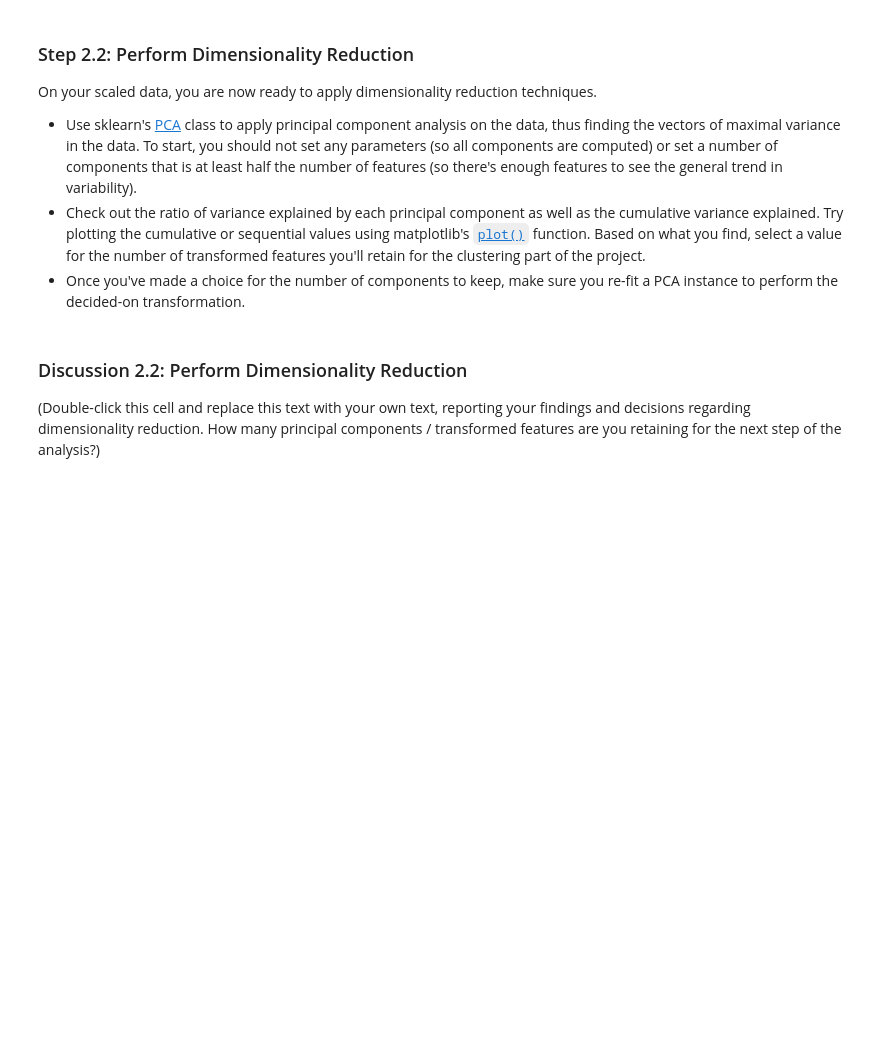
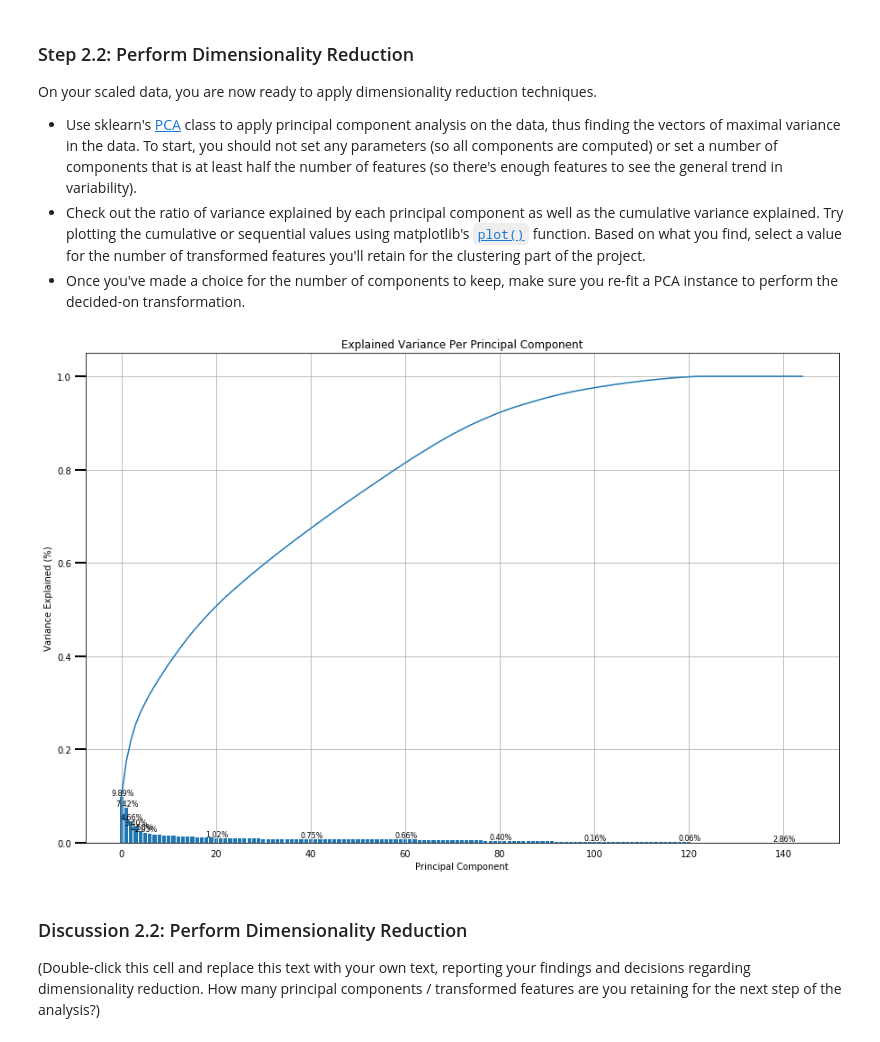
Before and after one commit to ShamezW/Identify_Customer_Segments, a Jupyter notebook: Identify_Customer_Segments.ipynb, the cells around one changed output. Cells and saved outputs as stored; diff of their text form; code cells hidden in the pictures; blank space fills up the shorter version.

```diff
--- a/Identify_Customer_Segments.ipynb
+++ b/Identify_Customer_Segments.ipynb
@@ -481,5 +647,12 @@ Before we apply dimensionality reduction techniques to the data, we need to perf
 # %%
 # If you've not yet cleaned the dataset of all NaN values, then investigate and
 # do that now.
+imputer = Imputer(missing_values='NaN', strategy='most_frequent', axis=0)
+azdias_imputed = pd.DataFrame(imputer.fit_transform(azdias_low),
+                              index=azdias_low.index, columns=azdias_low.columns)
 # %%
 # Apply feature scaling to the general population demographics data.
+scaler = StandardScaler()
+
+azdias_scaled = pd.DataFrame(scaler.fit_transform(azdias_imputed),
+                              index=azdias_imputed.index, columns=azdias_imputed.columns)
@@ -497,7 +674,40 @@ On your scaled data, you are now ready to apply dimensionality reduction techniq
 - Once you've made a choice for the number of components to keep, make sure you re-fit a PCA instance to perform the decided-on transformation.
 # %%
 # Apply PCA to the data.
+pca = PCA()
+pca_fit = pca.fit(azdias_scaled)
+# %%
+def scree_plot(pca): ##code from helper_functions.py in PCA lesson
+    '''
+    Creates a scree plot associated with the principal components
+
+    INPUT: pca - the result of instantian of PCA in scikit learn
+
+    RETURN: None
+    '''
+    num_components= len(pca.explained_variance_ratio_)
+    idx = np.arange(num_components)
+    vals = pca.explained_variance_ratio_
+
+    plt.figure(figsize=(15, 10))
+    ax = plt.subplot(111)
+    cumvals = np.cumsum(vals)
+    ax.bar(idx, vals)
+    ax.plot(idx, cumvals)
+    for i in range(num_components):
+        if(i%20 == 0 or i<6):
+            ax.annotate(r"%s%%" % ((str(vals[i]*100)[:4])), (idx[i]+0.2, vals[i]), va="bottom", ha="center", fontsize=8)
+
+    ax.xaxis.set_tick_params(width=0, gridOn=True)
+    ax.yaxis.set_tick_params(width=2, length=12, gridOn=True)
+
+    ax.set_xlabel("Principal Component")
+    ax.set_ylabel("Variance Explained (%)")
+    plt.title('Explained Variance Per Principal Component')
 # %%
 # Investigate the variance accounted for by each principal component.
+scree_plot(pca_fit)
+# %% [output]
+[figure, added]
 # %%
 # Re-apply PCA to the data while selecting for number of components to retain.
```
Also changed, not shown: parts of 37 cells of this notebook.
